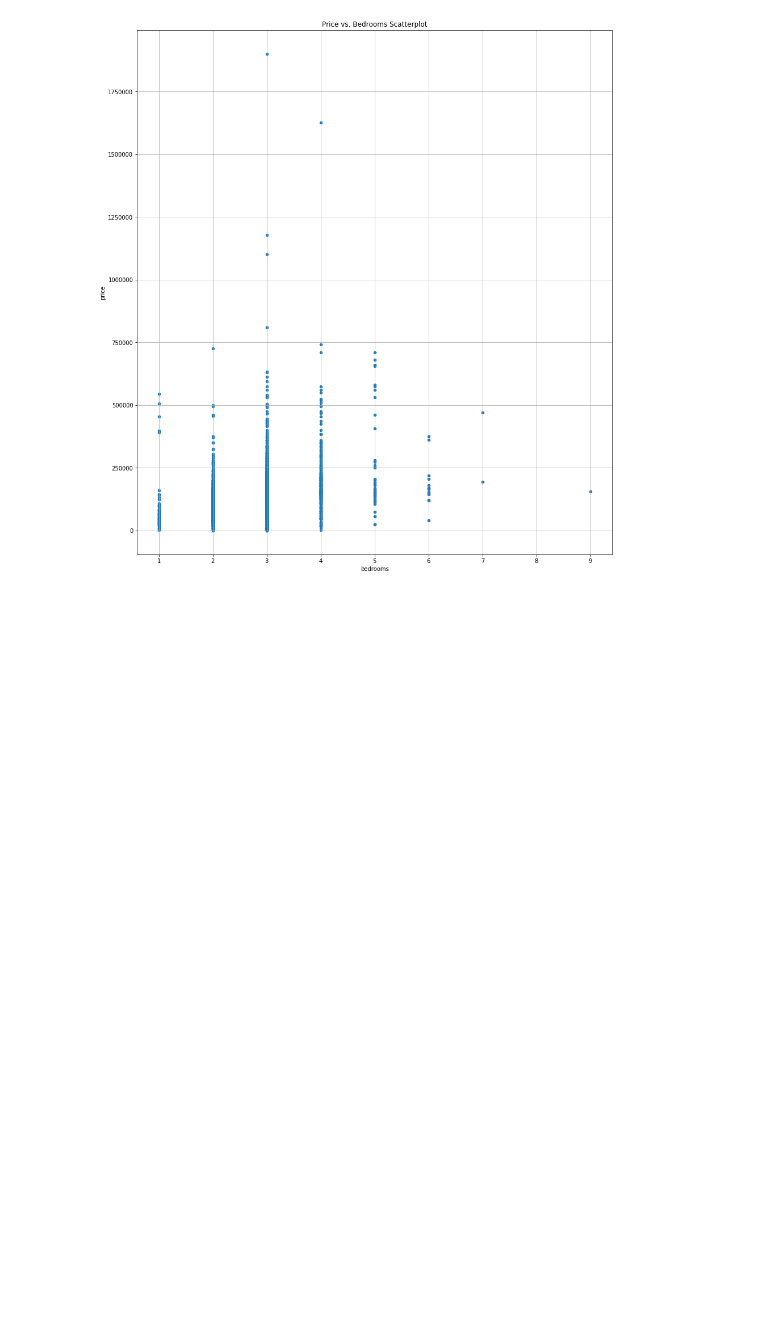
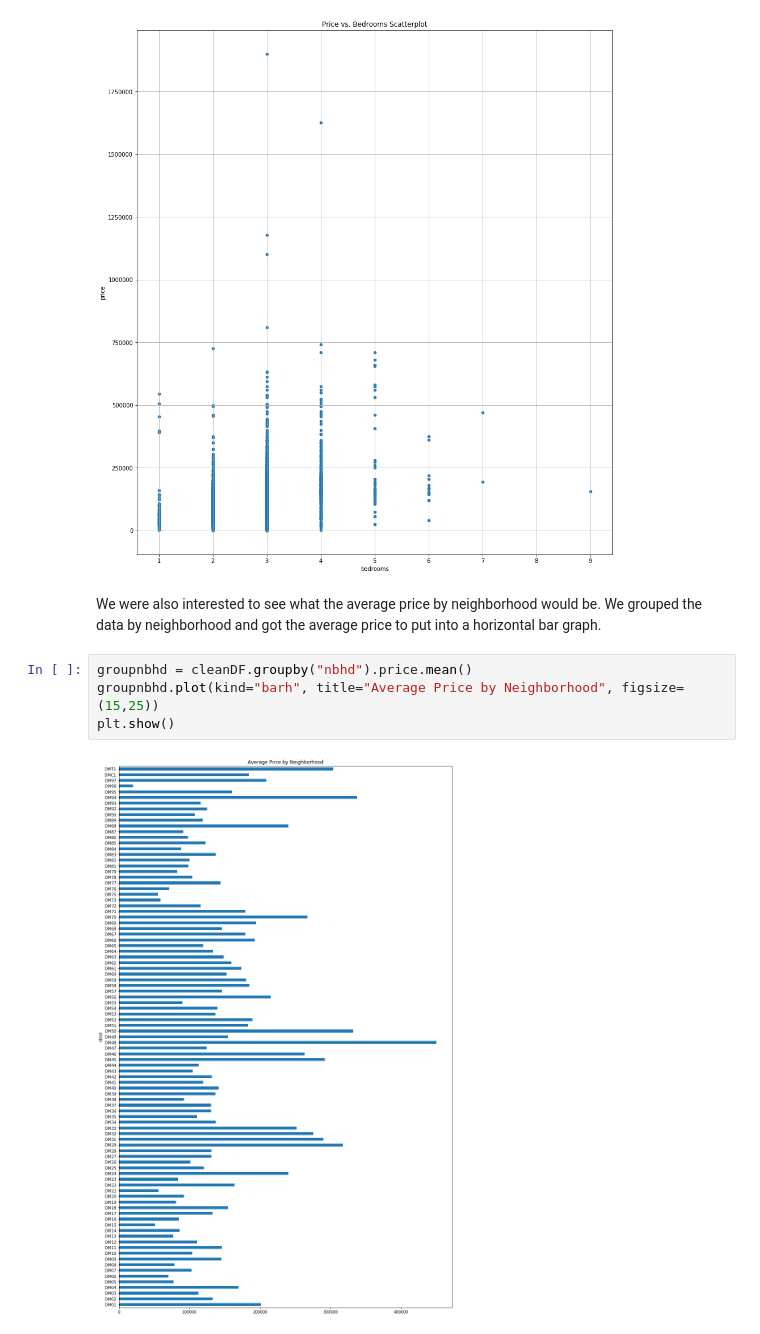
Before and after one commit to HansonMichaelR/PythonGroupProject, a Jupyter notebook: PurpleCobrasGroupProject.ipynb, the cells around one changed output. Drawn from its saved outputs; the diff is of its cells as text; blank space fills up the shorter version.

Commit message:
add all visuals to python script

```diff
--- a/PurpleCobrasGroupProject.ipynb
+++ b/PurpleCobrasGroupProject.ipynb
@@ -275,3 +275,11 @@ cleanDF.plot(
 plt.show()
 # %% [output]
 [figure]
+# %% [markdown]
+We were also interested to see what the average price by neighborhood would be.  We grouped the data by neighborhood and got the average price to put into a horizontal bar graph.
+# %%
+groupnbhd = cleanDF.groupby("nbhd").price.mean()
+groupnbhd.plot(kind="barh", title="Average Price by Neighborhood", figsize=(15,25))
+plt.show()
+# %% [output]
+[figure, added]
```
Also changed, not shown: parts of 16 cells of this notebook.
